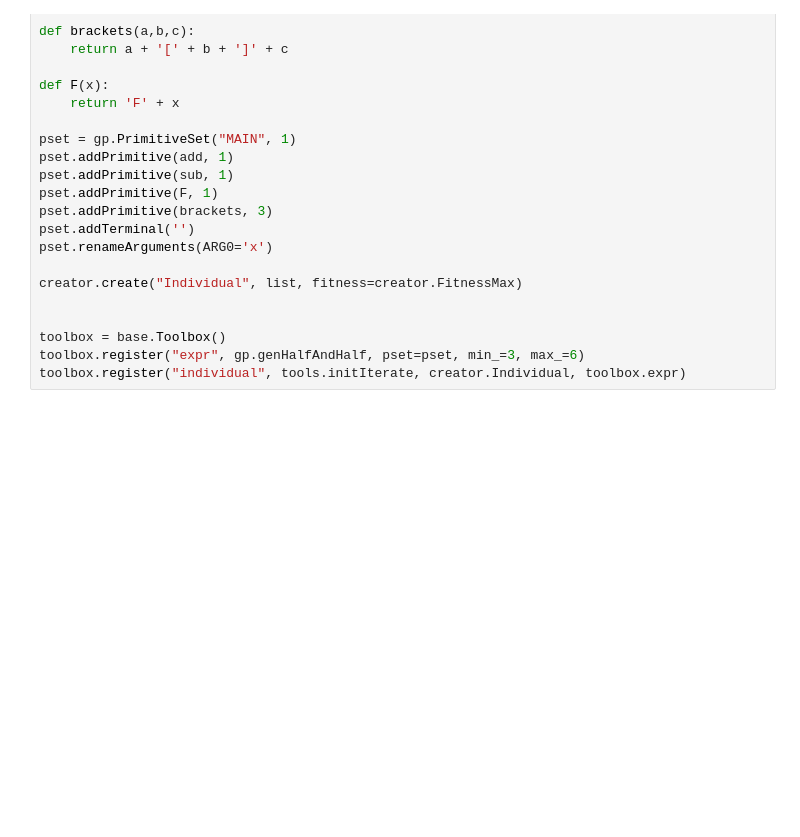
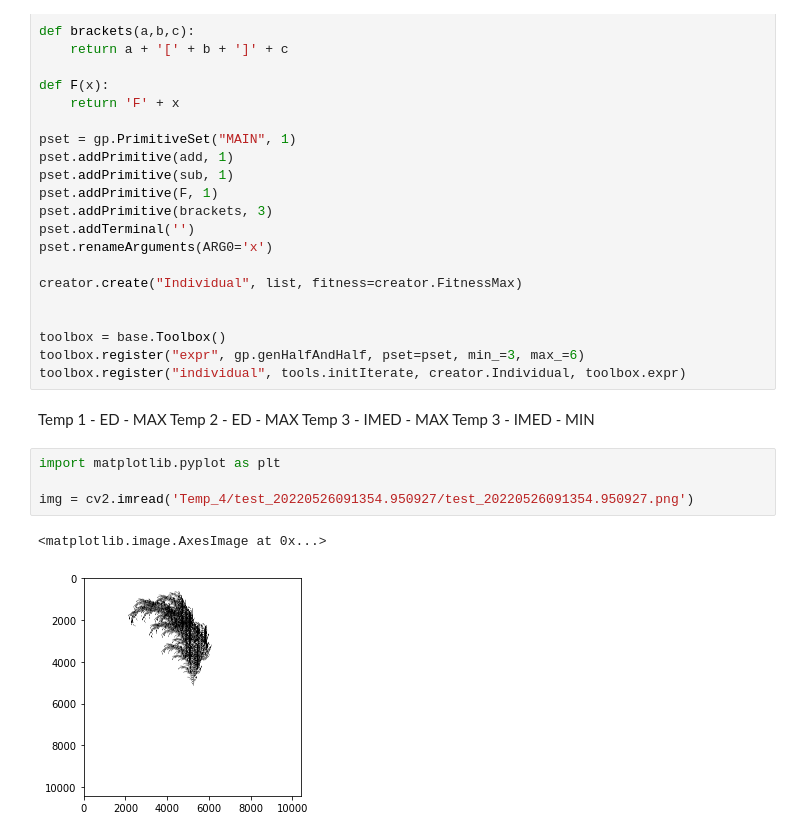
Before and after one commit to oihugu/EV-Plants-Simpler, a Jupyter notebook: gp_test.ipynb, the cells around one changed output. Saved outputs shown, nothing was run; the diff lists cells and outputs as text; blank space fills up the shorter version.

```diff
--- a/gp_test.ipynb
+++ b/gp_test.ipynb
@@ -144,3 +141,15 @@ creator.create("Individual", list, fitness=creator.FitnessMax)
 toolbox = base.Toolbox()
 toolbox.register("expr", gp.genHalfAndHalf, pset=pset, min_=3, max_=6)
 toolbox.register("individual", tools.initIterate, creator.Individual, toolbox.expr)
+# %% [markdown]
+Temp 1 - ED - MAX
+Temp 2 - ED - MAX
+Temp 3 - IMED - MAX
+Temp 3 - IMED - MIN
+# %%
+import matplotlib.pyplot as plt
+
+img = cv2.imread('Temp_4/test_20220526091354.950927/test_20220526091354.950927.png')
+# %% [output]
+<matplotlib.image.AxesImage at 0x...>
+[figure, added]
```
Also changed, not shown: parts of 9 cells of this notebook, 3 other files.
